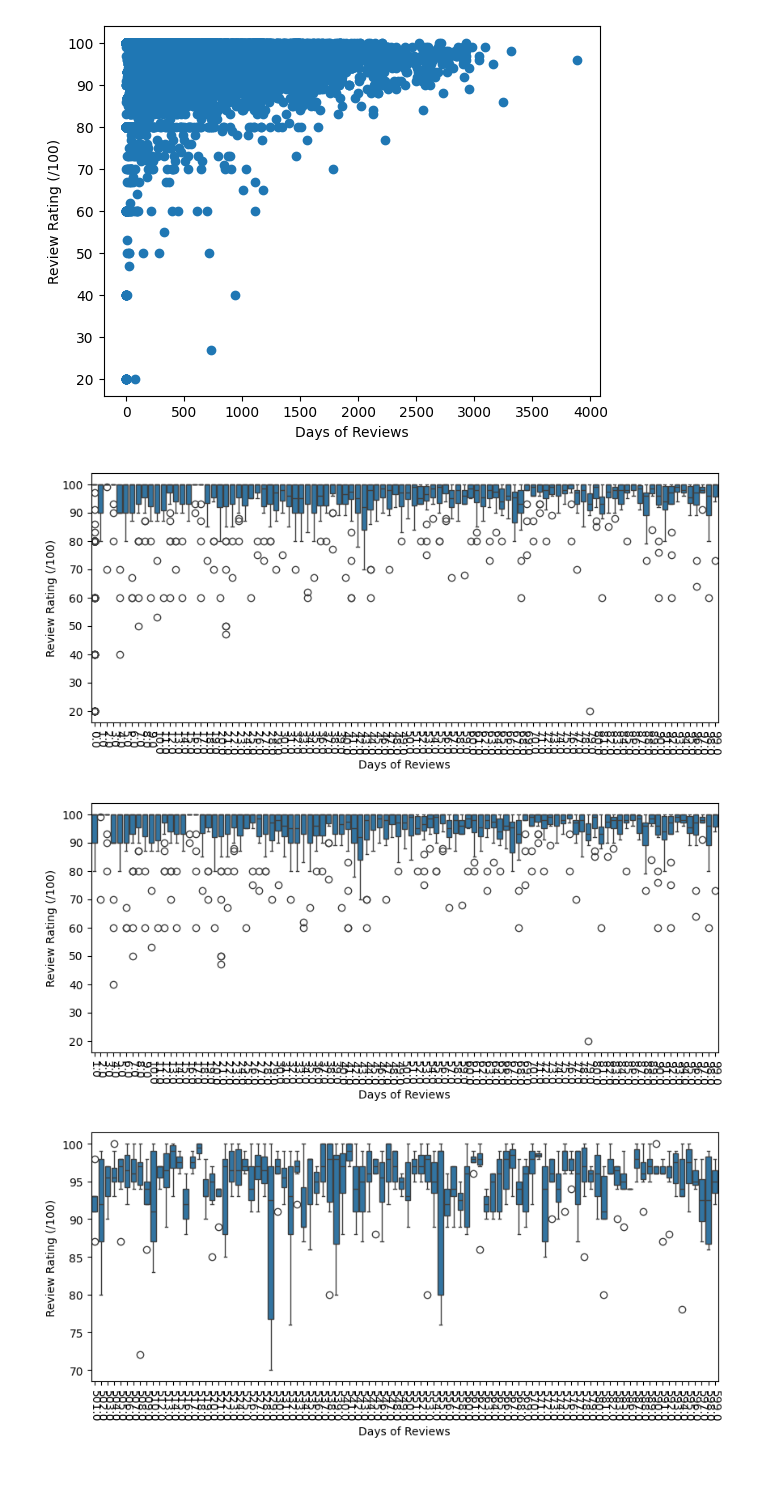
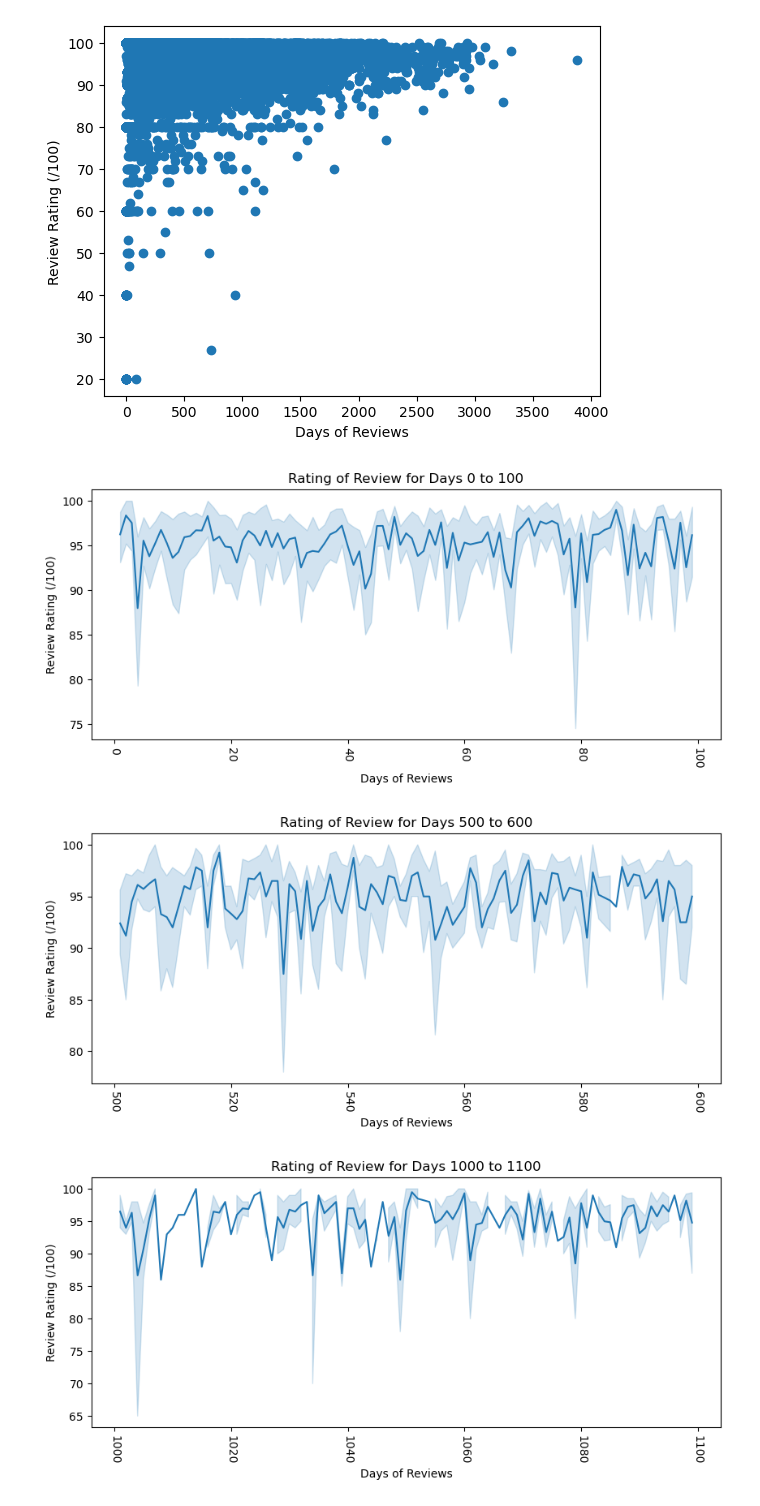
Before and after one commit to yunchen-hung/SanDiegoAirbnbRatingPrediction, a Jupyter notebook: EDA_notebook.ipynb, the cells around one changed output. Drawn from its saved outputs; the diff is of its cells as text; code cells hidden in the pictures; blank space fills up the shorter version.

```diff
--- a/EDA_notebook.ipynb
+++ b/EDA_notebook.ipynb
@@ -220,16 +220,17 @@ plt.show()
 [figure]
 # %%
 plot = 0
-reviews = airbnb[(airbnb['days_of_reviews'] >= 0) & (airbnb['days_of_reviews'] < 100)]
+#reviews = airbnb[(airbnb['days_of_reviews'] >= 0) & (airbnb['days_of_reviews'] < 100)]
 for i in range(0, 3500, 500):
+    reviews = airbnb[(airbnb['days_of_reviews'] > i) & (airbnb['days_of_reviews'] < (i+100))]
     plt.figure(plot + 1, figsize=(10, 4))
-    sns.boxplot(data = reviews, x = 'days_of_reviews', y = 'review_scores_rating')
+    sns.lineplot(data = reviews, x = 'days_of_reviews', y = 'review_scores_rating')
     plt.xticks(rotation=270)
     plt.xlabel('Days of Reviews')
     plt.ylabel('Review Rating (/100)')
+    plt.title(f'Rating of Review for Days {i} to {i+100}')
     plt.show()
-    reviews = airbnb[(airbnb['days_of_reviews'] > i) & (airbnb['days_of_reviews'] < (i+100))]
 # %% [output]
-[figure, old version]
+[figure, new version]
-[figure, old version]
+[figure, new version]
-[figure, old version]
+[figure, new version]
```
Also changed, not shown: parts of 3 cells of this notebook, 2 other files.
